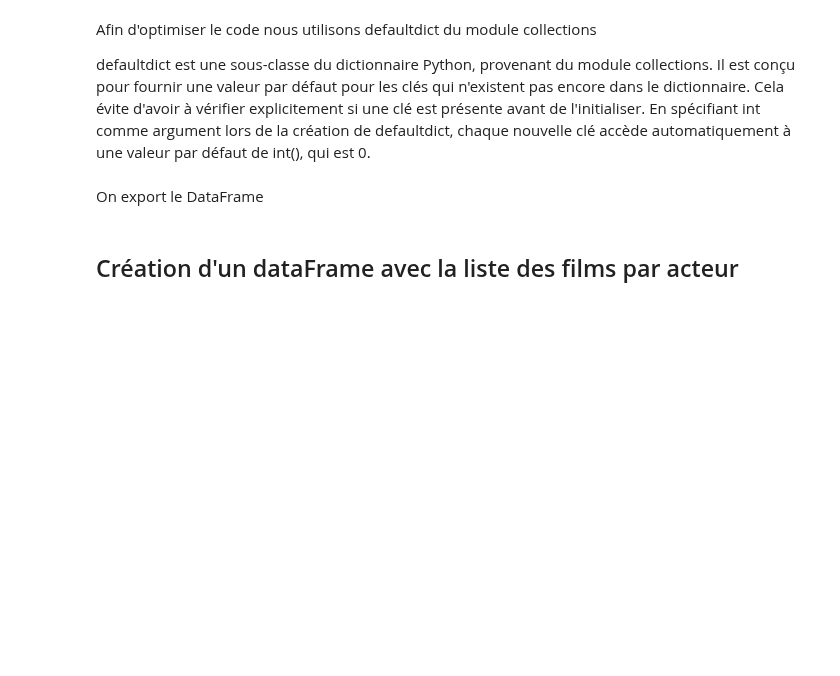
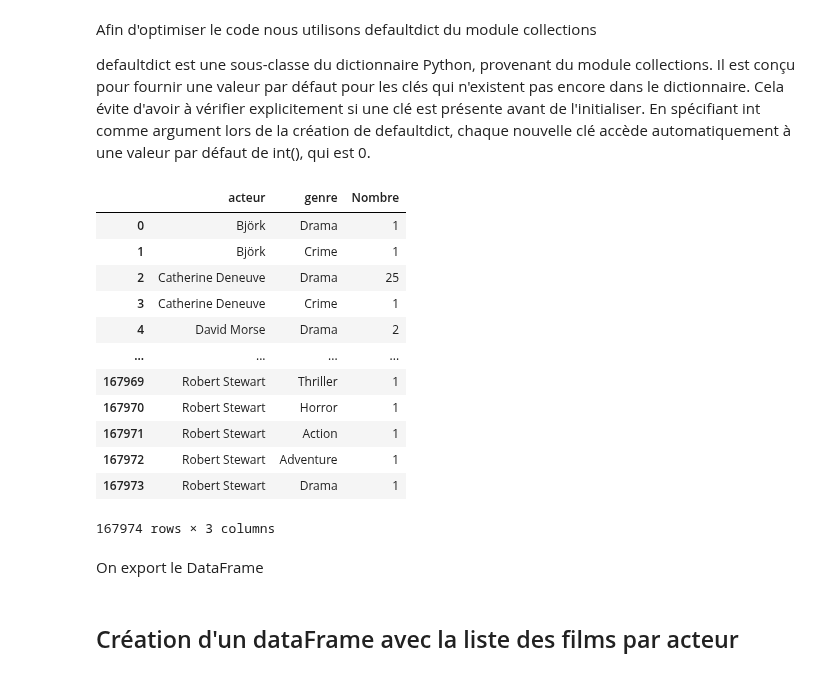
Before and after one commit to Cynthia-OK/CreuseLlywood, a Jupyter notebook: statistiques.ipynb, the cells around one changed output. Cells and saved outputs as stored; diff of their text form; code cells hidden in the pictures; blank space fills up the shorter version.

```diff
--- a/statistiques.ipynb
+++ b/statistiques.ipynb
@@ -851,14 +867,29 @@ temp_data = defaultdict(int)  # Utilisez un seul defaultdict(int)
 for i in films_acteurs.index:
     acteurs = films_acteurs.loc[i, 'primaryName']
     genres = films_acteurs.loc[i, 'genres']
-    for acteur in acteurs:
-        for genre in genres:
-            temp_data[(acteur, genre)] += 1  # Incrémenter directement avec le tuple comme clé
+    for genre in genres:
+        temp_data[(acteurs, genre)] += 1  # Incrémenter directement avec le tuple comme clé
 
 # Construire la DataFrame à partir de la structure temporaire
-rows = [{'acteur': acteur, 'genre': genre, 'Nombre': count}
-        for (acteur, genre), count in temp_data.items()]
+rows = [{'acteur': acteurs, 'genre': genre, 'Nombre': count}
+        for (acteurs, genre), count in temp_data.items()]
 df_acteur_genre = pd.DataFrame(rows)
+# %%
+df_acteur_genre
+# %% [output]
+|  | acteur | genre | Nombre |
+| 0 | Björk | Drama | 1 |
+| 1 | Björk | Crime | 1 |
+| 2 | Catherine Deneuve | Drama | 25 |
+| 3 | Catherine Deneuve | Crime | 1 |
+| 4 | David Morse | Drama | 2 |
+| ... | ... | ... | ... |
+| 167969 | Robert Stewart | Thriller | 1 |
+| 167970 | Robert Stewart | Horror | 1 |
+| 167971 | Robert Stewart | Action | 1 |
+| 167972 | Robert Stewart | Adventure | 1 |
+| 167973 | Robert Stewart | Drama | 1 |
+167974 rows × 3 columns
 # %% [markdown]
 On export le DataFrame
 # %%
```
Also changed, not shown: parts of 1 cell of this notebook, 9 other files.
